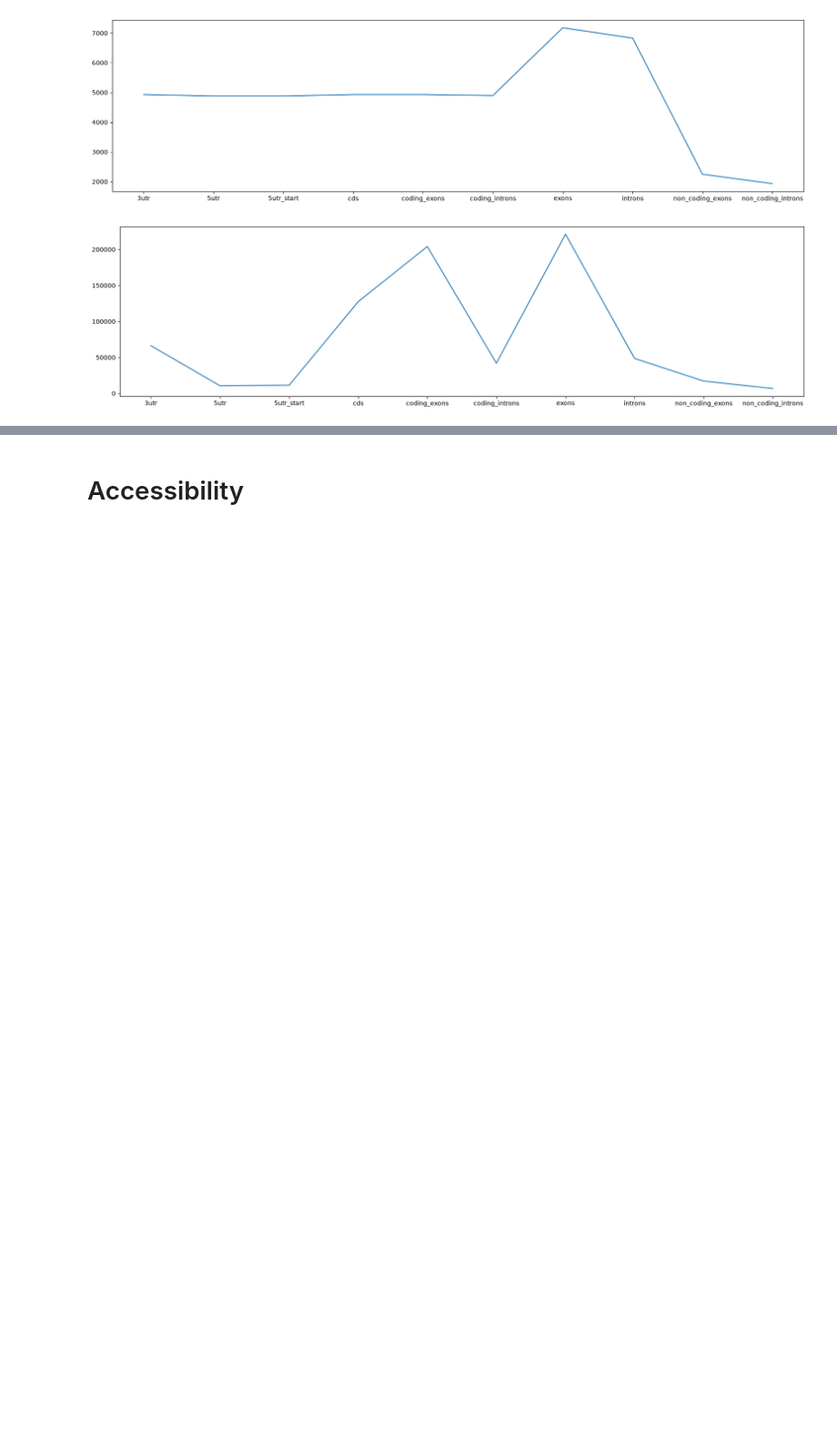
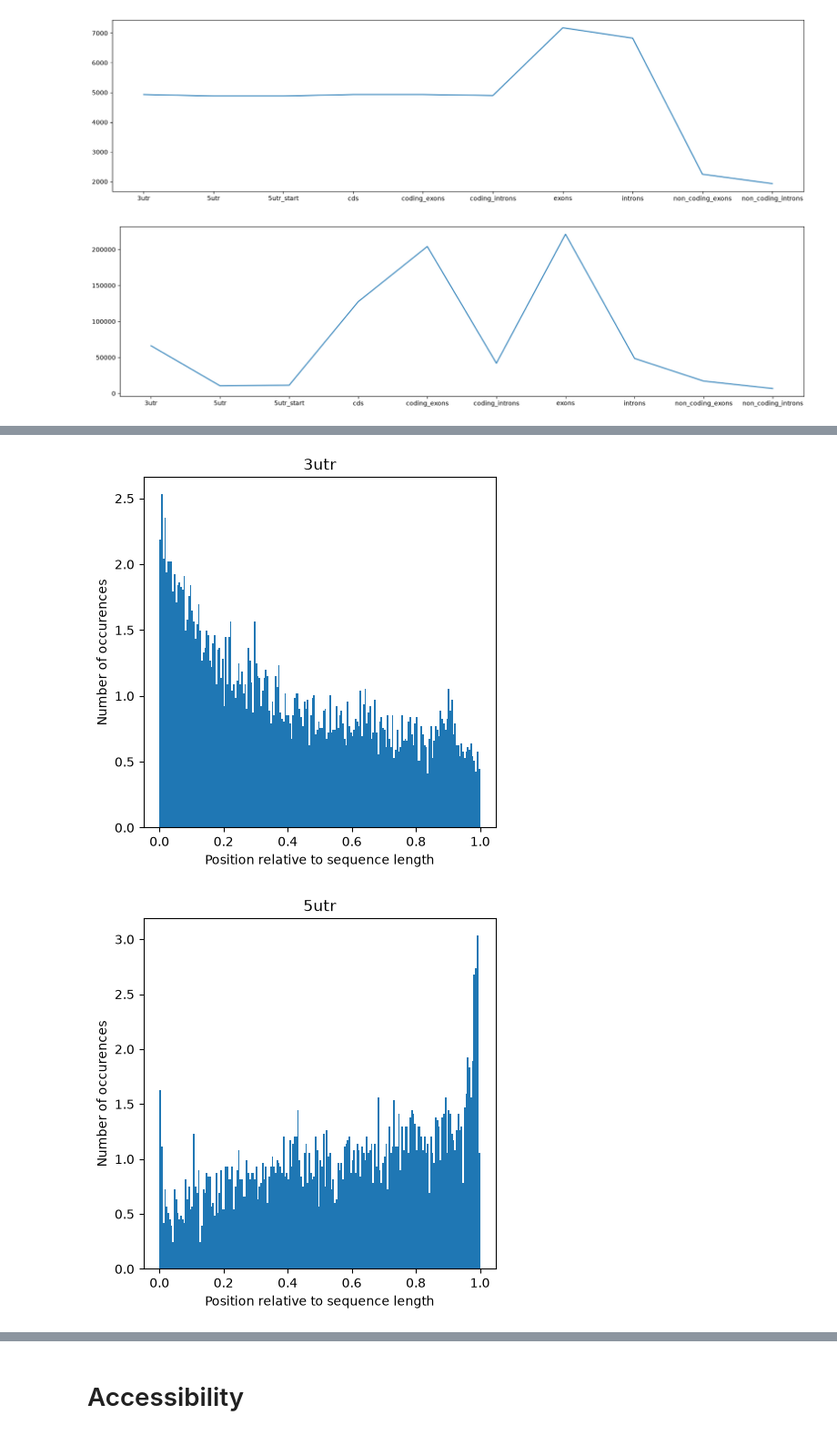
Before and after one commit to estchd/bio-prak, a Jupyter notebook: Praktikum.ipynb, the cells around one changed output, grey strips where cells are left out. Shown at 91% size. Cells and saved outputs as stored; diff of their text form; code cells hidden in the pictures; blank space fills up the shorter version.

```diff
--- a/Praktikum.ipynb
+++ b/Praktikum.ipynb
@@ -164,37 +164,53 @@ from src.util import load_region_modifications
 from src.files.files import get_files
 import numpy as np
 
-num_bins = 500
+num_bins = 200
 
 relative_positions = {}
 
 for key, file in get_files().get_assembled_region_fasta_files().get_files_dict().items():
     relative_positions[key] = []
+
+    read_sequences = {}
 
     regions = load_region_modifications(get_files().get_assembled_region_local_intersects_assembled_files().get_files_dict()[key])
 
     file.open_or_recompute()
     fasta_file = FASTA(file.get_possibly_gzip_path())
 
     for entry in fasta_file:
         region_name = entry.name[:entry.name.find(":")]
 
         if not region_name in regions or len(regions[region_name].modifications) == 0:
             continue
 
         sequence = str(entry.seq)
 
         sequence_length = len(sequence)
 
         modifications = regions[region_name].modifications
 
+        modifications.sort()
+
+        modifications_str = ",".join(map(str, modifications))
+
+        if (sequence, modifications_str) in read_sequences:
+            continue
+
+        read_sequences[(sequence, modifications_str)] = True
+
         for modification in modifications:
             relative_positions[key].append(modification / sequence_length)
 
 for key, data in relative_positions.items():
-    fig, axs = plt.subplots(figsize=(20, 3))
+    fig, axs = plt.subplots(figsize=(5, 5))
 
     axs.hist(data, num_bins, density=1)
     axs.set_title(key)
+    axs.set_xlabel("Position relative to sequence length")
+    axs.set_ylabel("Number of occurences")
 
     fig.show()
+# %% [output]
+[figure, added]
+[figure, added]
```
Also changed, not shown: parts of 24 cells of this notebook, 38 other files.
